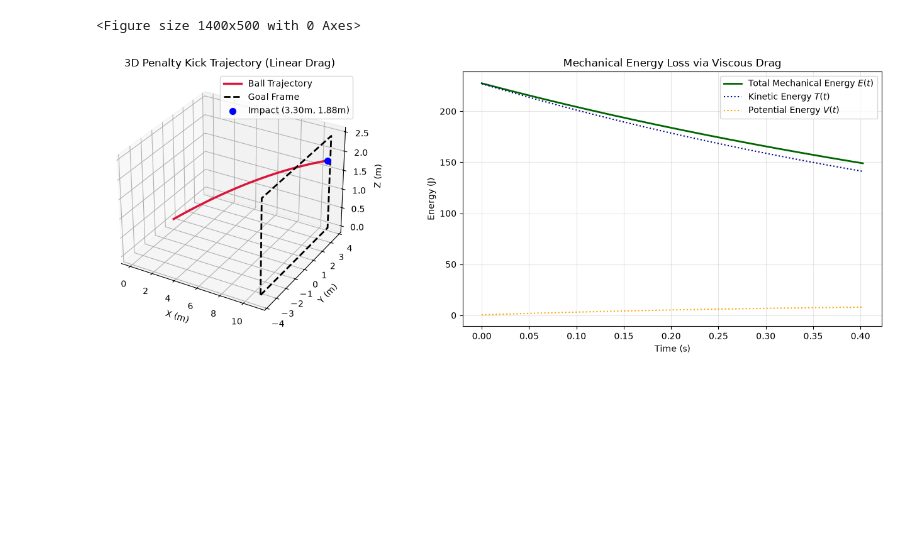
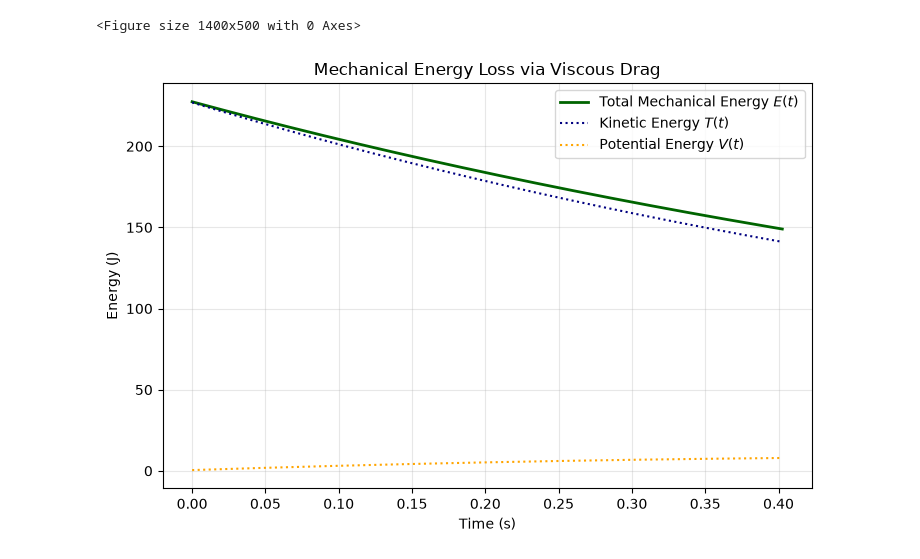
Before and after one commit to Zombizzzzzzz/UndergradPhysicsComp2026, a Jupyter notebook: upc2_ideal.ipynb, the cells around one changed output. Saved outputs shown, nothing was run; the diff lists cells and outputs as text; code cells hidden in the pictures; blank space fills up the shorter version.

```diff
--- a/upc2_ideal.ipynb
+++ b/upc2_ideal.ipynb
@@ -85,35 +85,19 @@ fig = plt.figure(figsize=(14, 5))
 # %%
 fig = plt.figure(figsize=(14, 5))
 
-# Plot 1: 3D Trajectory & Goal Frame
-ax1 = fig.add_subplot(121, projection='3d')
-ax1.plot(x, y, z, color='crimson', lw=2.5, label='Ball Trajectory')
 
-# Goal frame rectangle at x = 11 m
-goal_y = [-3.66, 3.66, 3.66, -3.66, -3.66]
-goal_z = [0.0, 0.0, 2.44, 2.44, 0.0]
-ax1.plot([11]*5, goal_y, goal_z, color='black', lw=2, linestyle='--', label='Goal Frame')
-ax1.scatter([11], [y_goal], [z_goal], color='blue', s=50, label=f'Impact ({y_goal:.2f}m, {z_goal:.2f}m)')
-
-ax1.set_xlabel('X (m)')
-ax1.set_ylabel('Y (m)')
-ax1.set_zlabel('Z (m)')
-ax1.set_title('3D Penalty Kick Trajectory (Linear Drag)')
-ax1.legend()
-
-# Plot 2: Mechanical Energy Dissipation Over Time
 ax2 = fig.add_subplot(122)
 ax2.plot(t, E_total, color='darkgreen', lw=2, label='Total Mechanical Energy $E(t)$')
 ax2.plot(t, E_kinetic, color='navy', linestyle=':', label='Kinetic Energy $T(t)$')
 ax2.plot(t, E_potential, color='orange', linestyle=':', label='Potential Energy $V(t)$')
 
 ax2.set_xlabel('Time (s)')
 ax2.set_ylabel('Energy (J)')
 ax2.set_title('Mechanical Energy Loss via Viscous Drag')
 ax2.grid(True, alpha=0.3)
 ax2.legend()
 
 plt.tight_layout()
 plt.show()
 # %% [output]
-[figure, old version]
+[figure, new version]
```
